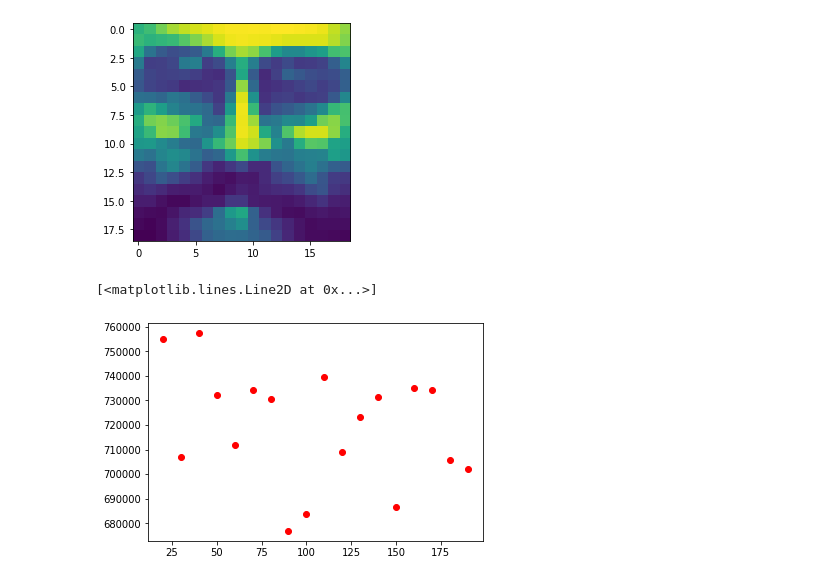
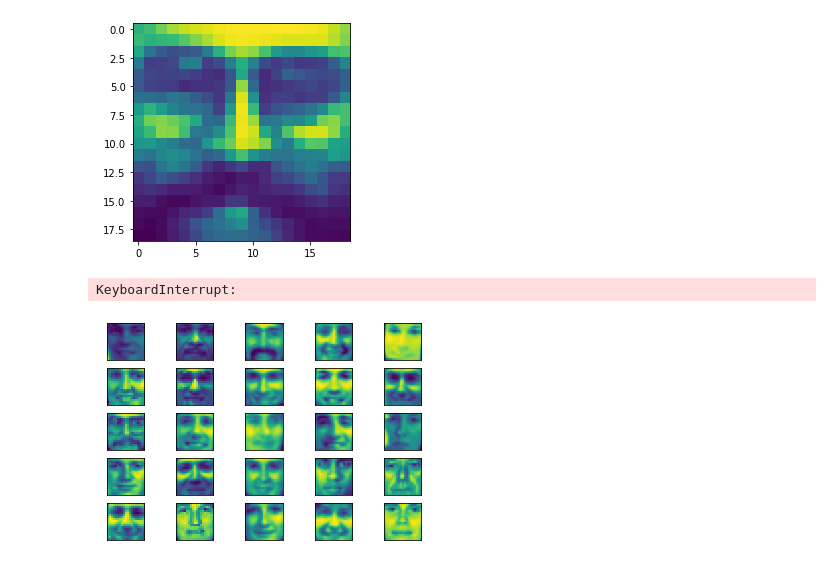
Before and after one commit to nklskyoy/patternrecognition, a Jupyter notebook: Ex_01/ex4.ipynb, the cells around one changed output. Drawn from its saved outputs; the diff is of its cells as text; code cells hidden in the pictures.

```diff
--- a/Ex_01/ex4.ipynb
+++ b/Ex_01/ex4.ipynb
@@ -13,19 +13,40 @@ plt.imshow(im)
 <matplotlib.image.AxesImage at 0x...>
 [figure]
 # %%
-# the objective function
+## Some helpers
+
+# compute the objective function on a set
 def obj_func(set):
     sum = 0;
     for s1 in set:
         for s2 in set:
             sum += np.linalg.norm(s1-s2,2)
     return sum
+
+
+# images: array of images, that should be printed
+# shape: width * height of output
+# path: where the image should be stored to
+def print_images(images, shape, path):
+    width = shape[0]
+    height = shape[1]
+    if not len(images) == width * height:
+         raise ValueError("wrong shape")
+
+    fig, axes = plt.subplots(width, height)
+    # remove the x and y ticks
+    for i in range(width):
+        for j in range(height):
+            axes[i, j].imshow(images[i*width+j].reshape(19,19))
+    plt.setp(plt.gcf().get_axes(), xticks=[], yticks=[]);
+    fig.savefig(path)
 # %%
-# first approach:
+
 # use k-means and choose k images that are near centroids
 from scipy.cluster.vq import vq, kmeans, whiten
 
 def findPointNearCentroid(centroid, points):
+    # iterate through all points and find the nearest
     min_dif = np.infty
     point = None
     for p in points:
@@ -37,7 +58,7 @@ def findPointNearCentroid(centroid, points):
 
 
 def approach1(N):
-    cluster = kmeans(mat, 25)
+    cluster = kmeans(mat, N)
     centroids = cluster[0]
     optimal_set = []
 
@@ -45,7 +66,7 @@ def approach1(N):
         point = findPointNearCentroid(c, mat)
         optimal_set.append(point)
 
-    return obj_func(optimal_set)
+    return (optimal_set, obj_func(optimal_set))
 # %%
 #test approach 1
 
@@ -55,13 +76,15 @@ y = []
 for N in range(20,200,10):
     res = approach1(N)
     x.append(N)
-    y.append(res)
+    y.append(res[1])
 
 
 plt.plot(x,y, 'ro')
 # %% [output]
-[<matplotlib.lines.Line2D at 0x...>]
+KeyboardInterrupt:
-[figure, removed]
 # %%
-res = approach1(19*19)
+res = approach1(25)
+print_images(res[0], (5,5), "Figures/t1-4-k4.png")
+# %% [output]
+[figure, added]
 # %%
```
Also changed, not shown: parts of 8 cells of this notebook, 6 other files.
